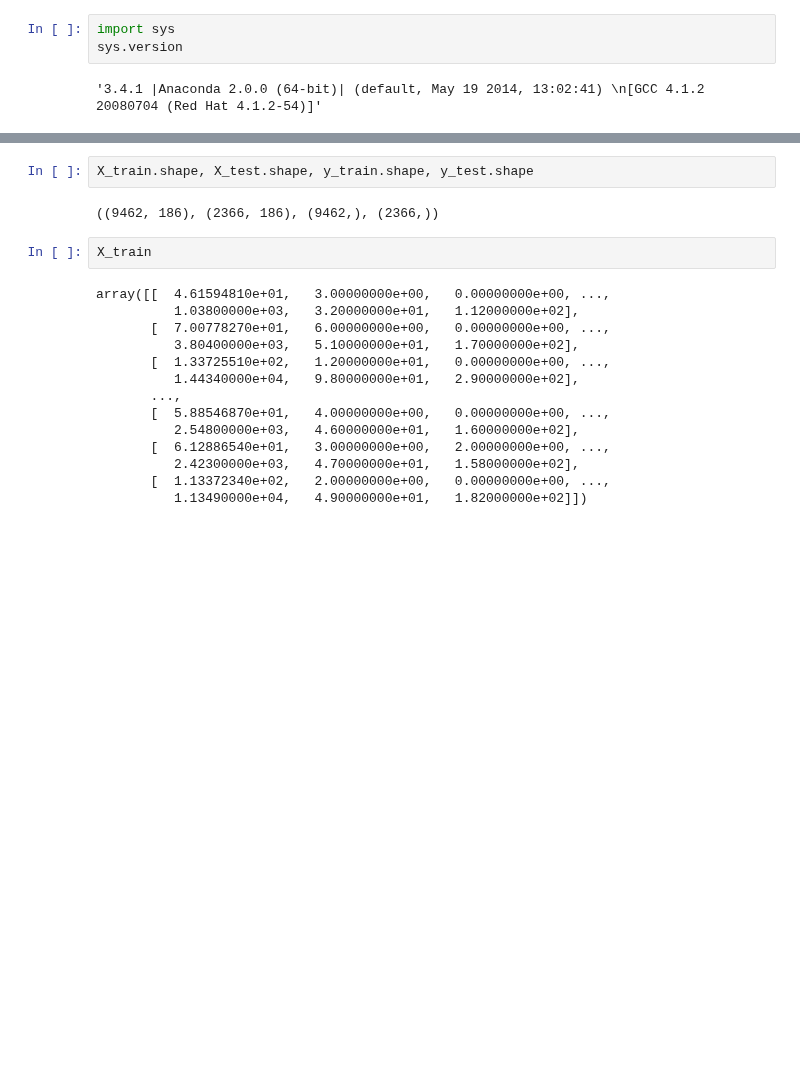
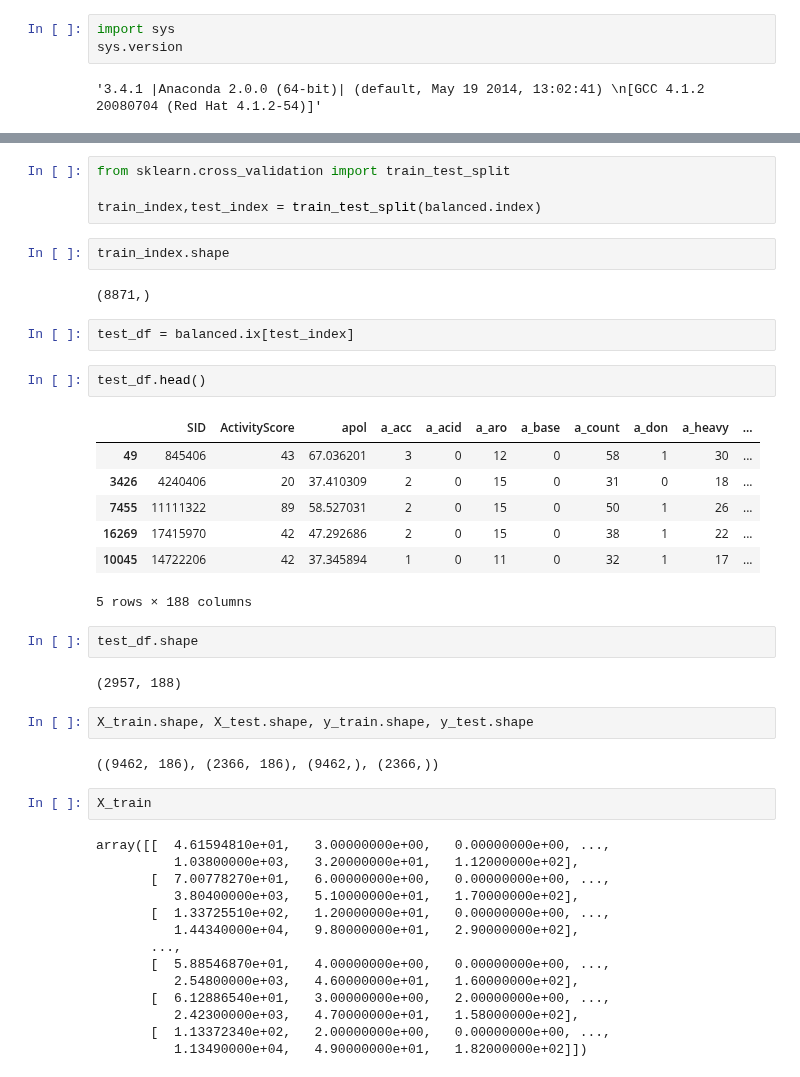
Before and after one commit to 5x5x5x5/kin, a Jupyter notebook: ShuffleandSplit.ipynb, the cells around one changed output, grey strips where cells are left out. Saved outputs shown, nothing was run; the diff lists cells and outputs as text; blank space fills up the shorter version.

Commit message:
split works I think

```diff
--- a/ShuffleandSplit.ipynb
+++ b/ShuffleandSplit.ipynb
@@ -273,3 +307,27 @@ sys.version
+# %%
+from sklearn.cross_validation import train_test_split
+
+train_index,test_index = train_test_split(balanced.index)
+# %%
+train_index.shape
+# %% [output]
+(8871,)
+# %%
+test_df = balanced.ix[test_index]
+# %%
+test_df.head()
+# %% [output]
+|  | SID | ActivityScore | apol | a_acc | a_acid | a_aro | a_base | a_count | a_don | a_heavy | ... |
+| 49 | 845406 | 43 | 67.036201 | 3 | 0 | 12 | 0 | 58 | 1 | 30 | ... |
+| 3426 | 4240406 | 20 | 37.410309 | 2 | 0 | 15 | 0 | 31 | 0 | 18 | ... |
+| 7455 | 11111322 | 89 | 58.527031 | 2 | 0 | 15 | 0 | 50 | 1 | 26 | ... |
+| 16269 | 17415970 | 42 | 47.292686 | 2 | 0 | 15 | 0 | 38 | 1 | 22 | ... |
+| 10045 | 14722206 | 42 | 37.345894 | 1 | 0 | 11 | 0 | 32 | 1 | 17 | ... |
+5 rows × 188 columns
+# %%
+test_df.shape
+# %% [output]
+(2957, 188)
 # %%
 X_train.shape, X_test.shape, y_train.shape, y_test.shape
 # %% [output]
```
Also changed, not shown: parts of 3 cells of this notebook.
